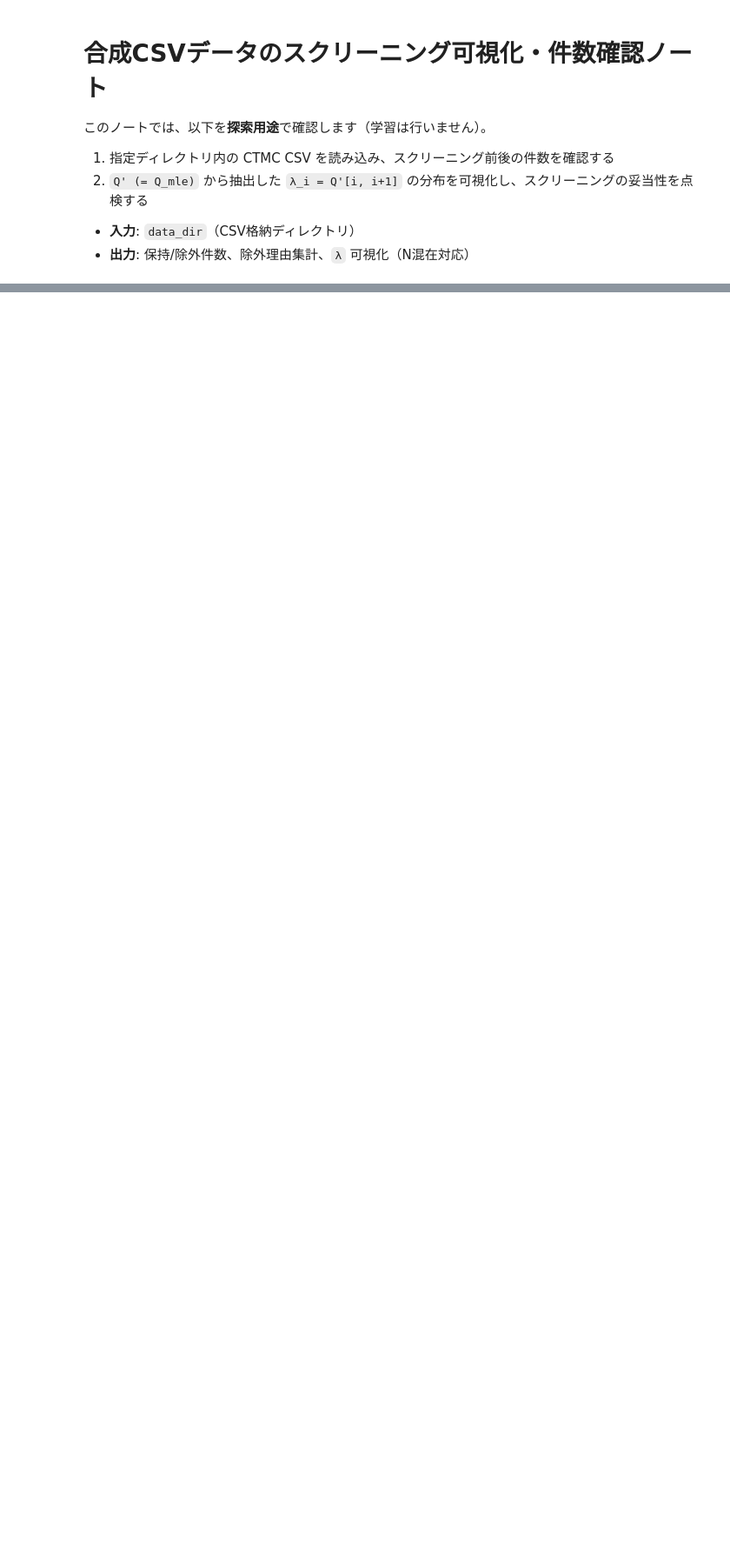
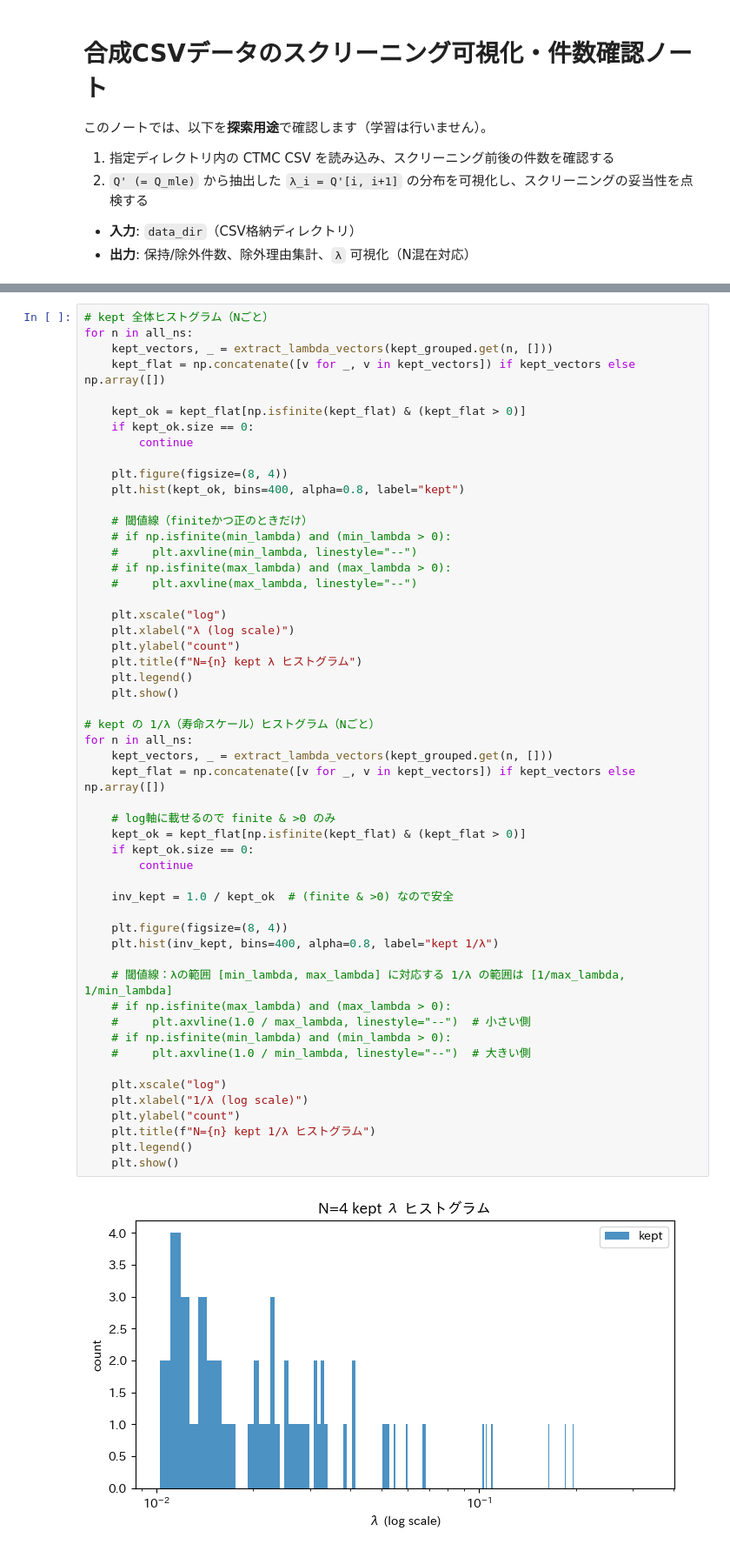
Before and after one commit to natsuki0720/CTMCxDeepSets_publish, a Jupyter notebook: screening_inspection.ipynb, the cells around one changed output, grey strips where cells are left out. Shown at 87% size. Cells and saved outputs as stored; diff of their text form; blank space fills up the shorter version.

```diff
--- a/screening_inspection.ipynb
+++ b/screening_inspection.ipynb
@@ -282,0 +290,55 @@ for n in all_ns:
+# %%
+# kept 全体ヒストグラム（Nごと）
+for n in all_ns:
+    kept_vectors, _ = extract_lambda_vectors(kept_grouped.get(n, []))
+    kept_flat = np.concatenate([v for _, v in kept_vectors]) if kept_vectors else np.array([])
+
+    kept_ok = kept_flat[np.isfinite(kept_flat) & (kept_flat > 0)]
+    if kept_ok.size == 0:
+        continue
+
+    plt.figure(figsize=(8, 4))
+    plt.hist(kept_ok, bins=400, alpha=0.8, label="kept")
+
+    # 閾値線（finiteかつ正のときだけ）
+    # if np.isfinite(min_lambda) and (min_lambda > 0):
+    #     plt.axvline(min_lambda, linestyle="--")
+    # if np.isfinite(max_lambda) and (max_lambda > 0):
+    #     plt.axvline(max_lambda, linestyle="--")
+
+    plt.xscale("log")
+    plt.xlabel("λ (log scale)")
+    plt.ylabel("count")
+    plt.title(f"N={n} kept λ ヒストグラム")
+    plt.legend()
+    plt.show()
+
+# kept の 1/λ（寿命スケール）ヒストグラム（Nごと）
+for n in all_ns:
+    kept_vectors, _ = extract_lambda_vectors(kept_grouped.get(n, []))
+    kept_flat = np.concatenate([v for _, v in kept_vectors]) if kept_vectors else np.array([])
+
+    # log軸に載せるので finite & >0 のみ
+    kept_ok = kept_flat[np.isfinite(kept_flat) & (kept_flat > 0)]
+    if kept_ok.size == 0:
+        continue
+
+    inv_kept = 1.0 / kept_ok  # (finite & >0) なので安全
+
+    plt.figure(figsize=(8, 4))
+    plt.hist(inv_kept, bins=400, alpha=0.8, label="kept 1/λ")
+
+    # 閾値線：λの範囲 [min_lambda, max_lambda] に対応する 1/λ の範囲は [1/max_lambda, 1/min_lambda]
+    # if np.isfinite(max_lambda) and (max_lambda > 0):
+    #     plt.axvline(1.0 / max_lambda, linestyle="--")  # 小さい側
+    # if np.isfinite(min_lambda) and (min_lambda > 0):
+    #     plt.axvline(1.0 / min_lambda, linestyle="--")  # 大きい側
+
+    plt.xscale("log")
+    plt.xlabel("1/λ (log scale)")
+    plt.ylabel("count")
+    plt.title(f"N={n} kept 1/λ ヒストグラム")
+    plt.legend()
+    plt.show()
+# %% [output]
+[figure, added]
```
Also changed, not shown: parts of 8 cells of this notebook.
